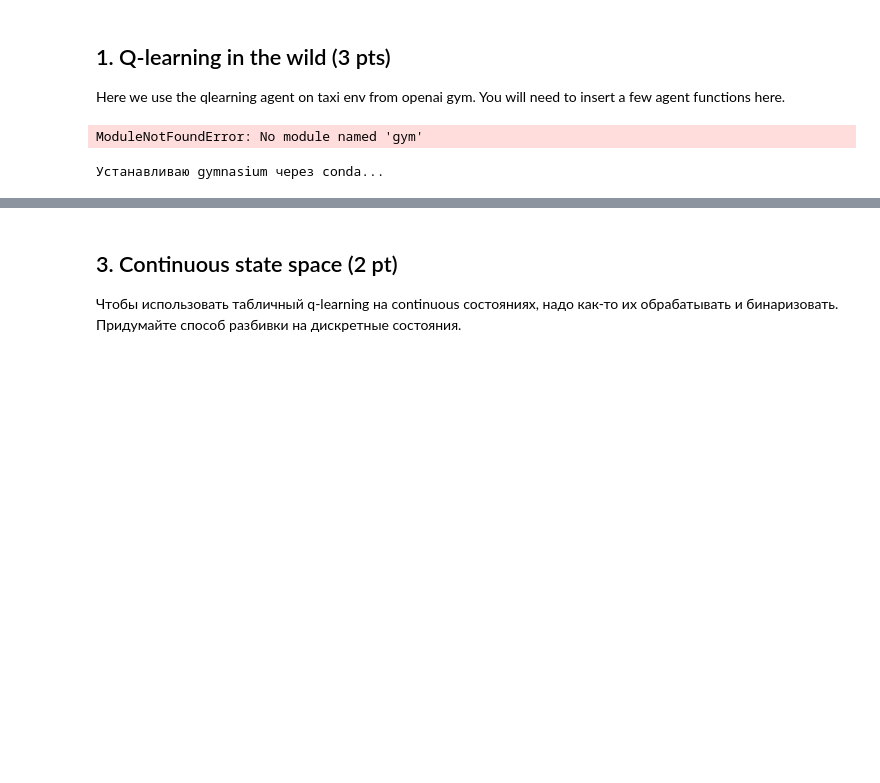
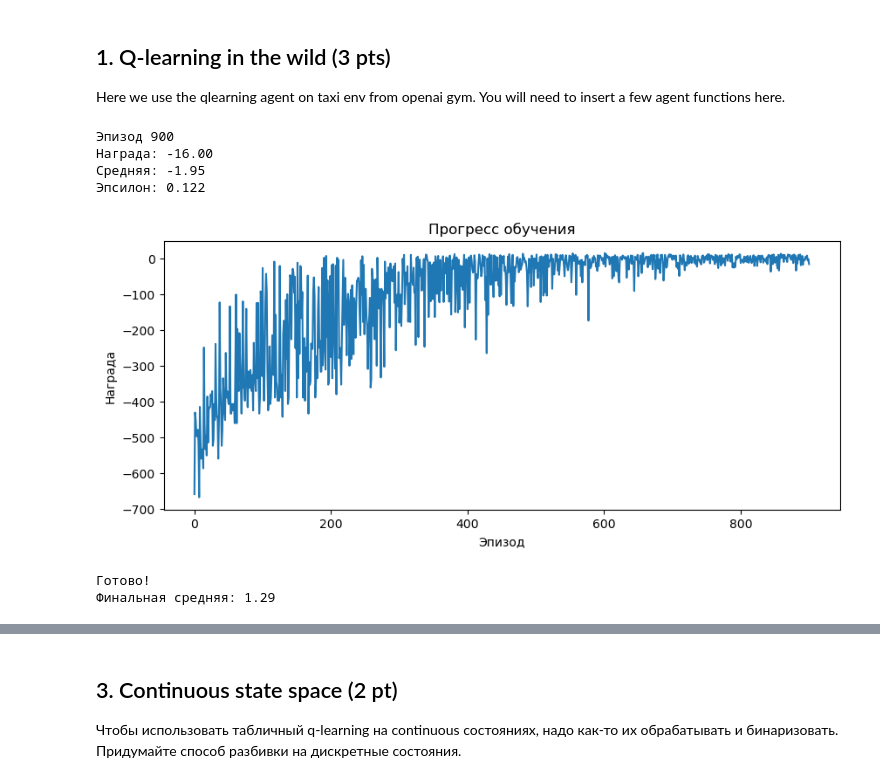
Before and after one commit to nordcross/V-ML-11, a Jupyter notebook: task 10/task_qlearning.ipynb, the cells around one changed output, grey strips where cells are left out. Drawn from its saved outputs; the diff is of its cells as text; code cells hidden in the pictures; blank space fills up the shorter version.

```diff
--- a/task 10/task_qlearning.ipynb
+++ b/task 10/task_qlearning.ipynb
@@ -14,22 +27,11 @@ The autoreload extension is already loaded. To reload it, use:
 Here we use the qlearning agent on taxi env from openai gym.
 You will need to insert a few agent functions here.
 # %%
-import random
-import numpy as np
-import matplotlib.pyplot as plt
-from collections import defaultdict
-from IPython.display import clear_output
-
-import warnings
-warnings.filterwarnings('ignore')
-
-import gym
-
 env = gym.make("Taxi-v3")
 n_actions = env.action_space.n
 
-print(f"Taxi-v3 created")
-print(f"Actions: {n_actions}")
+print(f"Taxi-v3 создана")
+print(f"Действий: {n_actions}")
 
 class QLearningAgent():
     def __init__(self, alpha, epsilon, discount, getLegalActions):
@@ -85,53 +87,55 @@ class QLearningAgent():
 
 def play_and_train(env, agent, t_max=1000):
     total_reward = 0.0
-    s = env.reset()
+    s, _ = env.reset()
 
     for t in range(t_max):
         a = agent.getAction(s)
-        next_s, r, done, _ = env.step(a)
+        next_s, r, terminated, truncated, _ = env.step(a)
+        done = terminated or truncated
+
         agent.update(s, a, next_s, r)
         s = next_s
         total_reward += r
         if done:
             break
     return total_reward
 
 agent = QLearningAgent(
     alpha=0.2,
     epsilon=0.3,
     discount=0.95,
     getLegalActions=lambda s: range(n_actions)
 )
 
 rewards = []
 for i in range(1000):
     reward = play_and_train(env, agent)
     rewards.append(reward)
     agent.epsilon = max(0.01, agent.epsilon * 0.999)
 
     if i % 100 == 0:
         clear_output(wait=True)
         avg_reward = np.mean(rewards[-100:]) if len(rewards) >= 100 else np.mean(rewards)
-        print(f"Episode {i}")
-        print(f"Reward: {reward:.2f}")
-        print(f"Avg (last 100): {avg_reward:.2f}")
-        print(f"Epsilon: {agent.epsilon:.3f}")
+        print(f"Эпизод {i}")
+        print(f"Награда: {reward:.2f}")
+        print(f"Средняя: {avg_reward:.2f}")
+        print(f"Эпсилон: {agent.epsilon:.3f}")
 
         plt.figure(figsize=(10, 4))
         plt.plot(rewards)
-        plt.xlabel('Episode')
-        plt.ylabel('Reward')
-        plt.title('Training Progress')
+        plt.xlabel('Эпизод')
+        plt.ylabel('Награда')
+        plt.title('Прогресс обучения')
         plt.show()
 
-print("\nDone!")
-print(f"Final avg: {np.mean(rewards[-100:]):.2f}")
+print("\nГотово!")
+print(f"Финальная средняя: {np.mean(rewards[-100:]):.2f}")
 # %% [output]
-ModuleNotFoundError: No module named 'gym'
+Эпизод 900
+Награда: -16.00
+Средняя: -1.95
+Эпсилон: 0.122
+[figure, added]
+Готово!
+Финальная средняя: 1.29
-# %%
-import gymnasium as gym
-env = gym.make("Taxi-v3")
-n_actions = env.action_space.n
-# %% [output]
-Устанавливаю gymnasium через conda...
```
Also changed, not shown: parts of 10 cells of this notebook.
